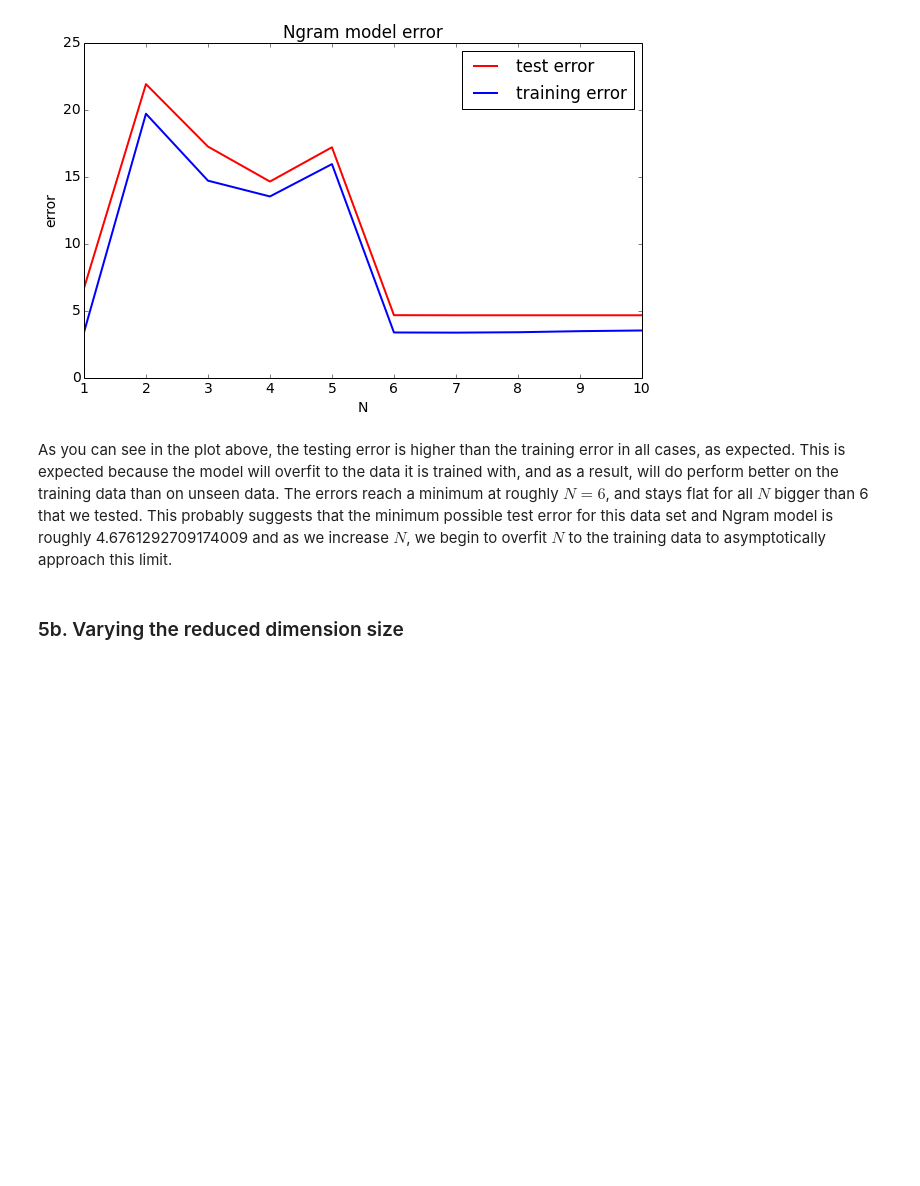
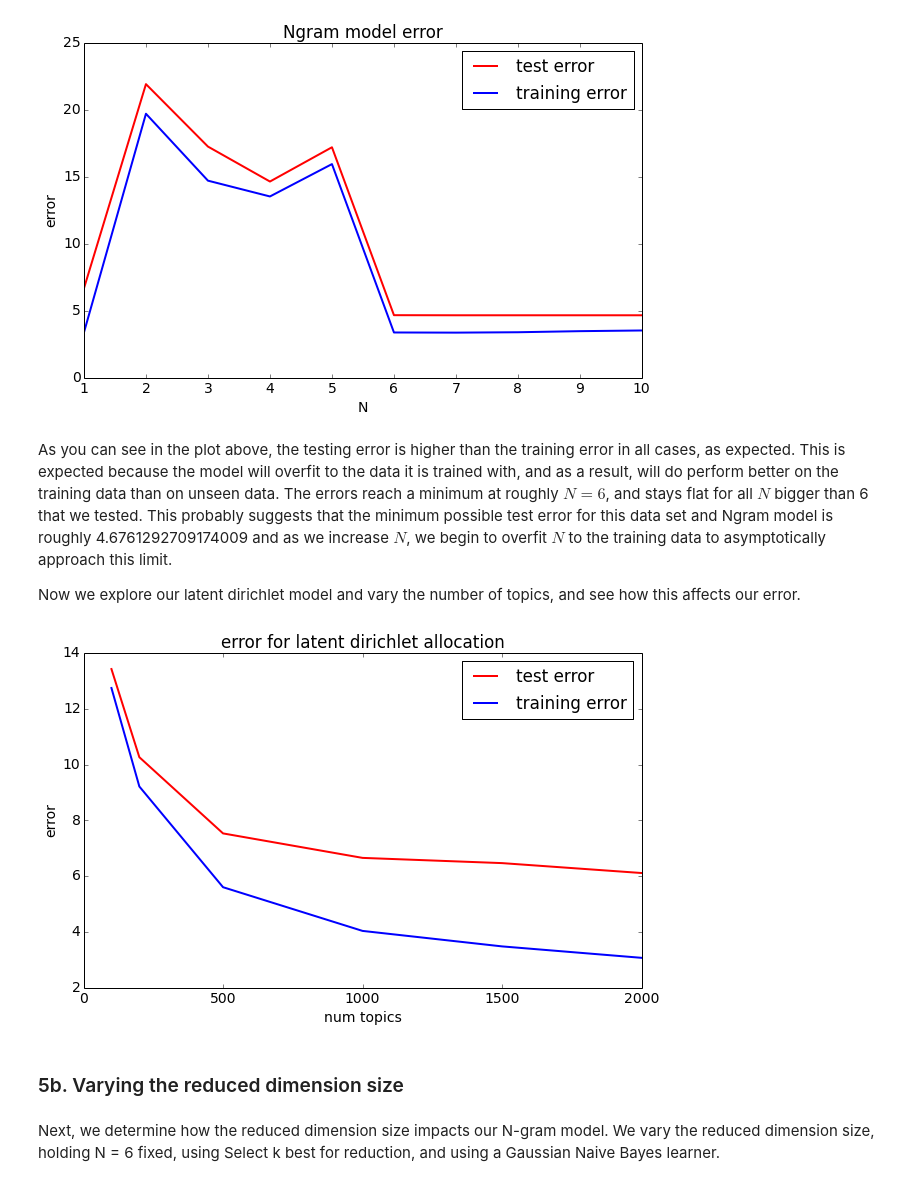
Before and after one commit to kennyyu/cs109-project, a Jupyter notebook: notebooks/kenny.ipynb, the cells around one changed output. Drawn from its saved outputs; the diff is of its cells as text; code cells hidden in the pictures; blank space fills up the shorter version.

```diff
--- a/notebooks/kenny.ipynb
+++ b/notebooks/kenny.ipynb
@@ -755,3 +755,5 @@ plt.show()
 [figure]
 # %% [markdown]
 As you can see in the plot above, the testing error is higher than the training error in all cases, as expected. This is expected because the model will overfit to the data it is trained with, and as a result, will do perform better on the training data than on unseen data. The errors reach a minimum at roughly $N = 6$, and stays flat for all $N$ bigger than 6 that we tested. This probably suggests that the minimum possible test error for this data set and Ngram model is roughly 4.6761292709174009 and as we increase $N$, we begin to overfit $N$ to the training data to asymptotically approach this limit.
+
+Now we explore our latent dirichlet model and vary the number of topics, and see how this affects our error.
@@ -758,2 +770,30 @@ As you can see in the plot above, the testing error is higher than the training
+# %%
+#test_errors_topics = [26.650381355932186, 22.399519549816187, 20.574748228858418, 19.133421890413437, 18.507302932472435,
+#                      16.521555017487245, 15.565932203389856, 15.252645054255234, 13.97017016411086, 13.424812572863443,
+#                      13.406660389202784, 12.745007846829903, 12.293001748722109, 11.671300780199104, 11.187241951394519,
+#                      11.351572728903253, 10.912822168415403, 10.609408573222154, 10.524166890861819, 10.265180925477548]
+#training_errors_topics = [26.234654987139539, 22.461156784217835, 20.419599410578989, 18.670052648086777, 18.242731172561921,
+#                          16.298426861212658, 15.19859183913322, 14.731830148247518, 13.351955297245294, 12.745506547495545,
+#                          12.55013855091474, 12.055327937918896, 11.382389303905841, 10.681146219019078, 10.325582434257203,
+#                          10.345438326176723, 9.8675754437433625, 9.6262411692266792, 9.4149884899289287, 9.2152238184580018]
+#topics = [10 * i for i in range(20)]
+
+test_errors_topics = [13.424812572863443, 10.265180925477548, 7.5337238812662655,
+                     6.6564000986458751, 6.4690812483185445, 6.114045377096228]
+training_errors_topics = [12.745506547495545, 9.2152238184580018, 5.6056019228606679,
+                         4.0391282604222516, 3.4840692433779754, 3.0744229309924136]
+topics = [100, 200, 500, 1000, 1500, 2000]
+
+plt.plot(topics, test_errors_topics, color="r", label="test error")
+plt.plot(topics, training_errors_topics, color="b", label="training error")
+plt.xlabel("num topics")
+plt.ylabel("error")
+plt.title("error for latent dirichlet allocation")
+plt.legend()
+plt.show()
+# %% [output]
+[figure, added]
 # %% [markdown]
 ### 5b. Varying the reduced dimension size
+# %% [markdown]
+Next, we determine how the reduced dimension size impacts our N-gram model. We vary the reduced dimension size, holding N = 6 fixed, using Select k best for reduction, and using a Gaussian Naive Bayes learner.
```
Also changed, not shown: parts of 12 cells of this notebook, 1 other file.
